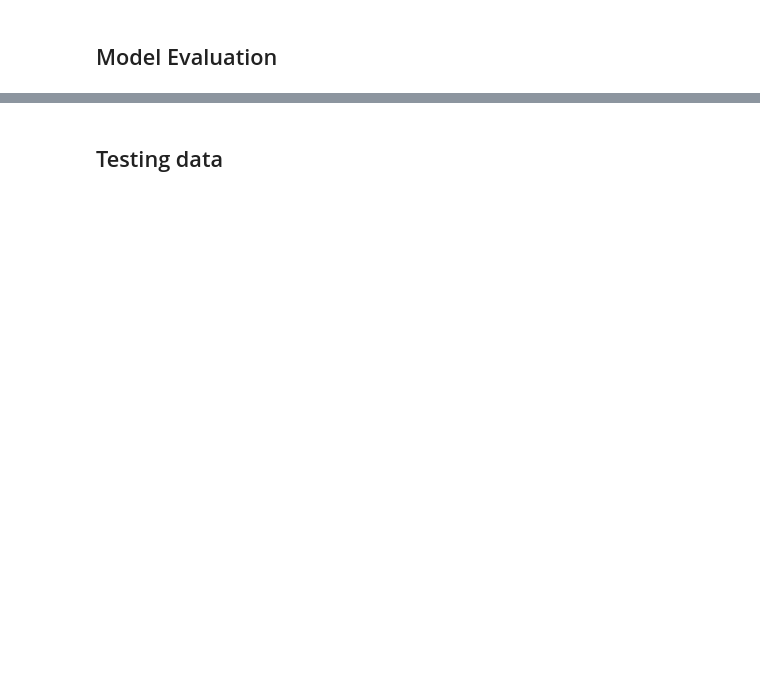
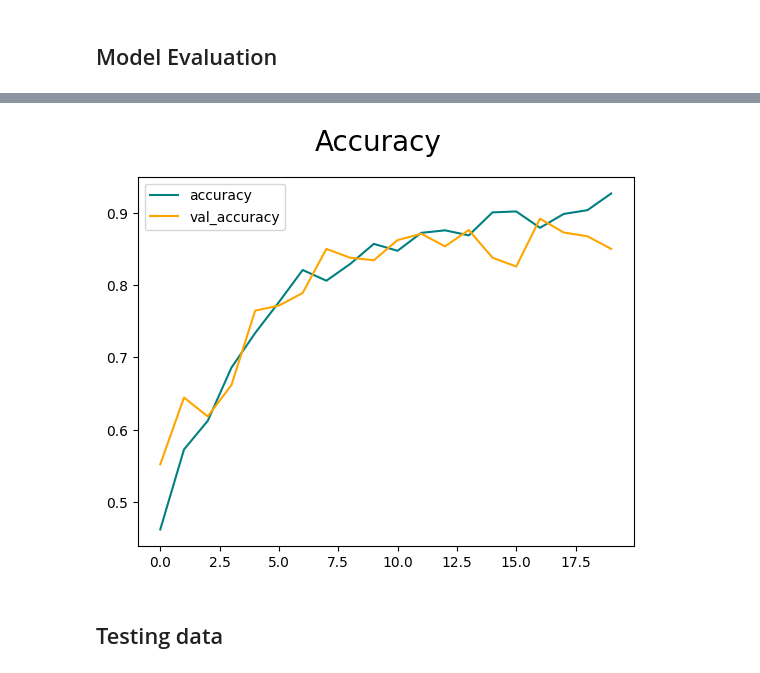
Before and after one commit to HarjitG/Brain-Tumour-Classification, a Jupyter notebook: Notebooks/Colab_Notebook_local.ipynb, the cells around one changed output, grey strips where cells are left out. Cells and saved outputs as stored; diff of their text form; code cells hidden in the pictures; blank space fills up the shorter version.

```diff
--- a/Notebooks/Colab_Notebook_local.ipynb
+++ b/Notebooks/Colab_Notebook_local.ipynb
@@ -343,3 +322,7 @@ plt.show()
+# %%
+my_functions.plot_accuracy(hist)
+# %% [output]
+[figure, added]
 # %% [markdown]
 ## Testing data
 # %%
```
Also changed, not shown: parts of 13 cells of this notebook.
